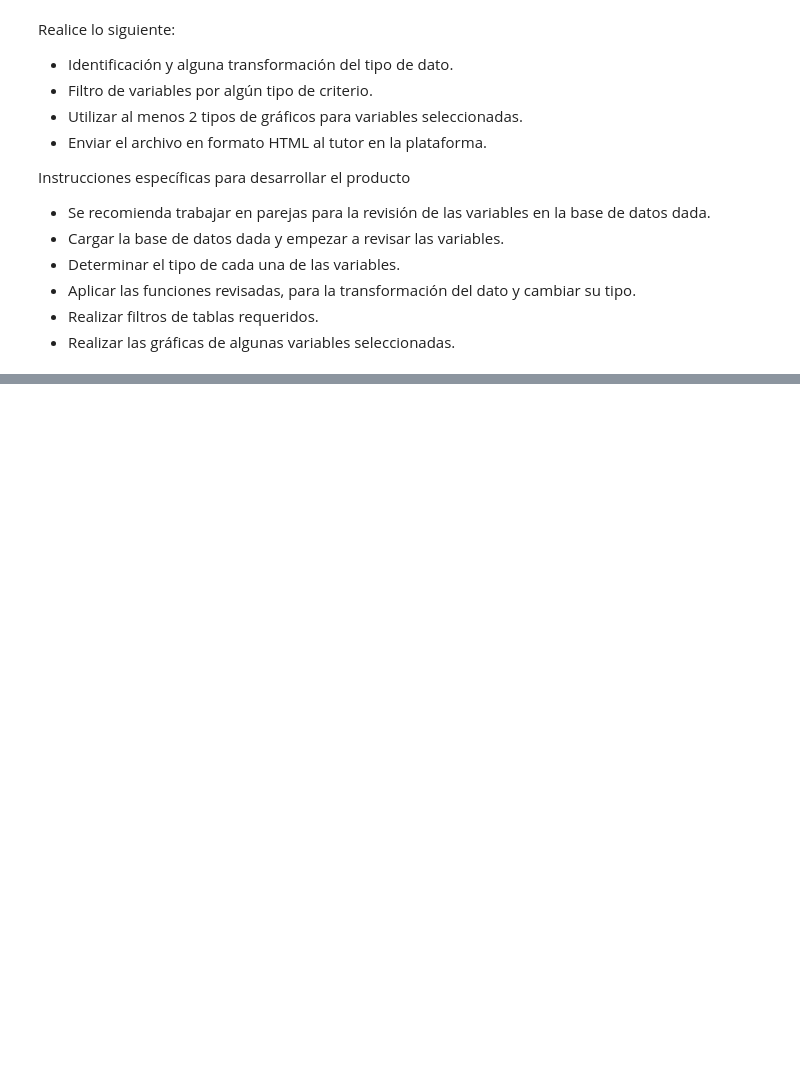
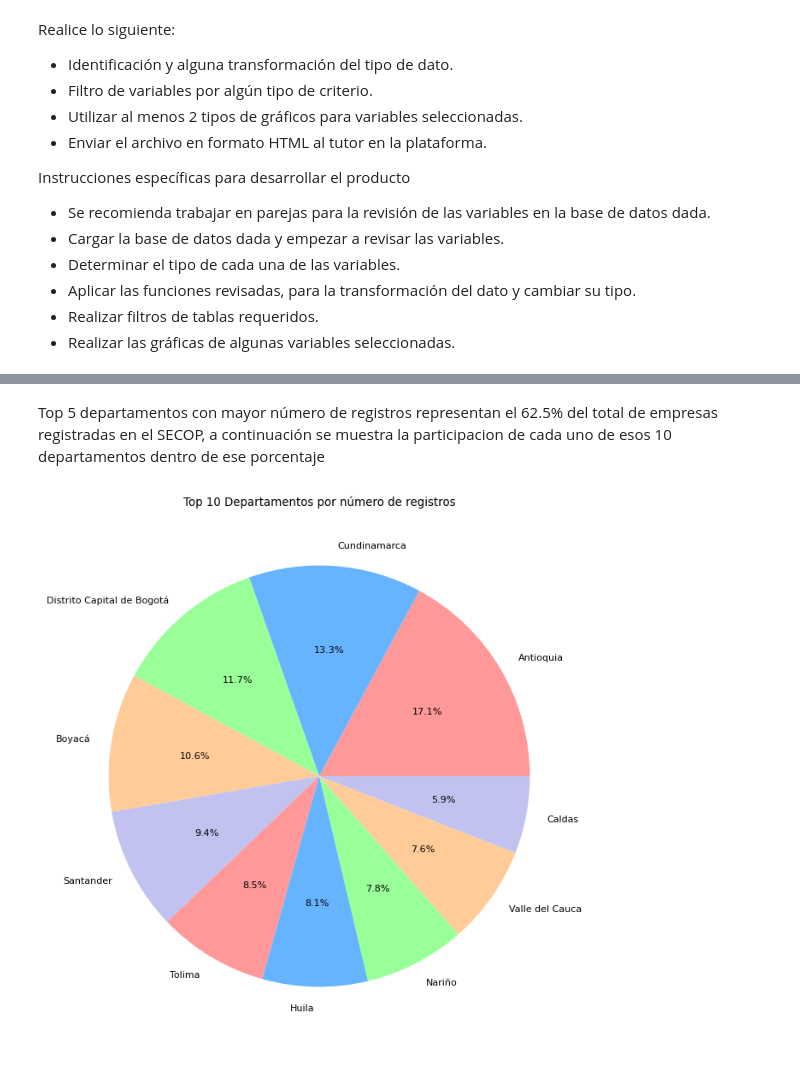
Before and after one commit to valalzarate/Guia-3, a Jupyter notebook: Guia 3.ipynb, the cells around one changed output, grey strips where cells are left out. Drawn from its saved outputs; the diff is of its cells as text; code cells hidden in the pictures; blank space fills up the shorter version.

```diff
--- a/Guia 3.ipynb
+++ b/Guia 3.ipynb
@@ -323,0 +344,11 @@ Instrucciones específicas para desarrollar el producto
+# %% [markdown]
+Top 5 departamentos con mayor número de registros representan el 62.5% del total de empresas registradas en el SECOP, a continuación se muestra la participacion de cada uno de esos 10 departamentos dentro de ese porcentaje
+# %%
+top_5_departments = department_counts.head(10)
+plt.figure(figsize=(8, 8))
+top_5_departments.plot(kind='pie', autopct='%1.1f%%', colors=['#ff9999','#66b3ff','#99ff99','#ffcc99','#c2c2f0'])
+plt.title('Top 10 Departamentos por número de registros')
+plt.ylabel('')
+plt.show()
+# %% [output]
+[figure, added]
```
Also changed, not shown: parts of 15 cells of this notebook.
